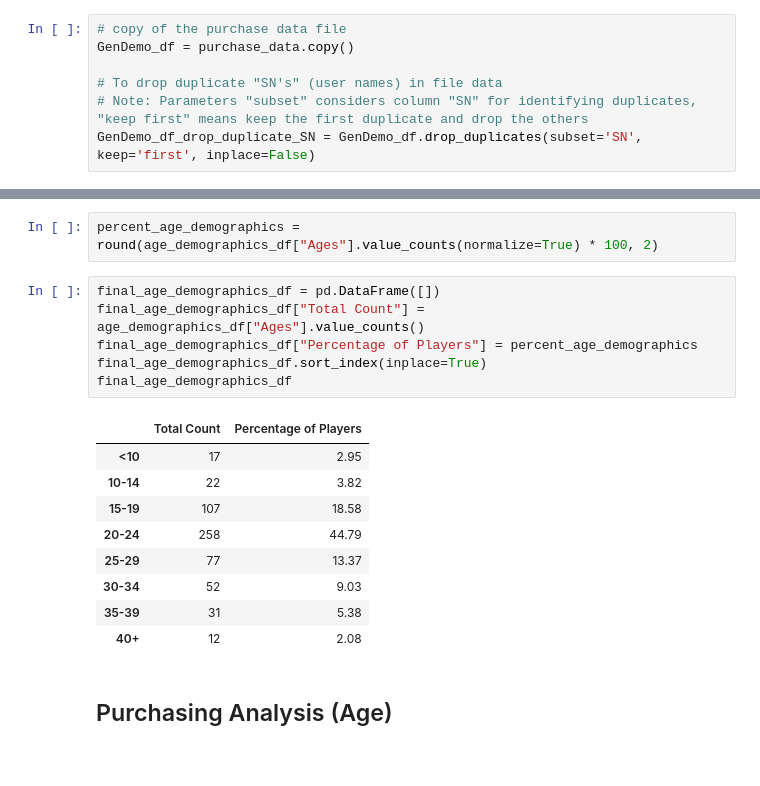
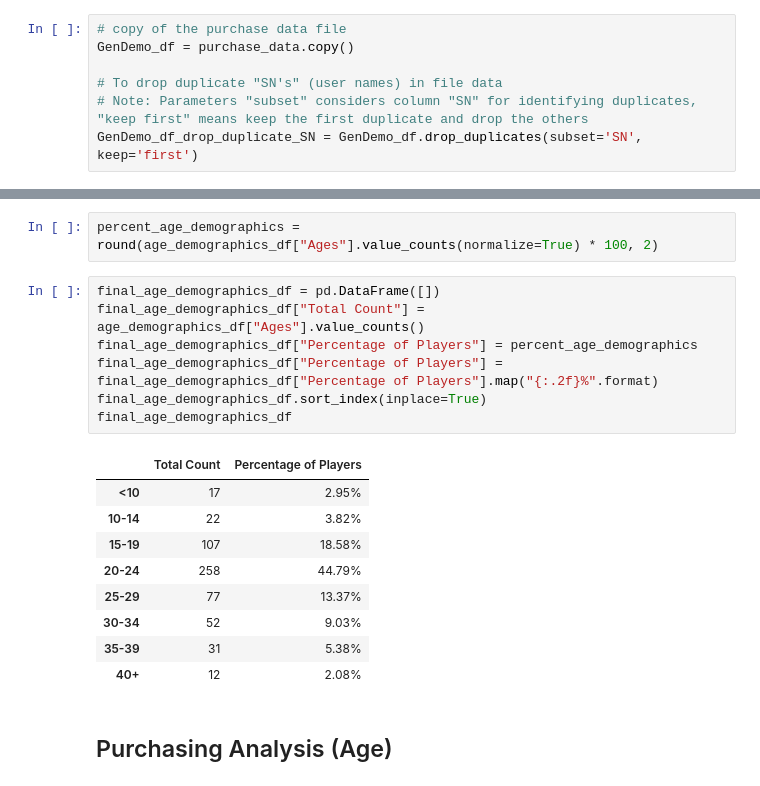
Before and after one commit to lcswsher/pandas_challenge, a Jupyter notebook: Homework_Pandas_Heros_of_Pymoli.ipynb, the cells around one changed output, grey strips where cells are left out. Saved outputs shown, nothing was run; the diff lists cells and outputs as text.

Commit message:
updates to correct coding for the percentage number formats

```diff
--- a/Homework_Pandas_Heros_of_Pymoli.ipynb
+++ b/Homework_Pandas_Heros_of_Pymoli.ipynb
@@ -69,7 +69,7 @@ GenDemo_df = purchase_data.copy()
 
 # To drop duplicate "SN's" (user names) in file data
 # Note: Parameters "subset" considers column "SN" for identifying duplicates, "keep first" means keep the first duplicate and drop the others
-GenDemo_df_drop_duplicate_SN = GenDemo_df.drop_duplicates(subset='SN', keep='first', inplace=False)
+GenDemo_df_drop_duplicate_SN = GenDemo_df.drop_duplicates(subset='SN', keep='first')
 # %%
 # To calculate count summary by Gender
 GenDemo_totals = GenDemo_df_drop_duplicate_SN["Gender"].value_counts()
@@ -194,19 +191,20 @@ percent_age_demographics = round(age_demographics_df["Ages"].value_counts(normal
 # %%
 final_age_demographics_df = pd.DataFrame([])
 final_age_demographics_df["Total Count"] = age_demographics_df["Ages"].value_counts()
 final_age_demographics_df["Percentage of Players"] = percent_age_demographics
+final_age_demographics_df["Percentage of Players"] = final_age_demographics_df["Percentage of Players"].map("{:.2f}%".format)
 final_age_demographics_df.sort_index(inplace=True)
 final_age_demographics_df
 # %% [output]
 |  | Total Count | Percentage of Players |
-| <10 | 17 | 2.95 |
-| 10-14 | 22 | 3.82 |
-| 15-19 | 107 | 18.58 |
-| 20-24 | 258 | 44.79 |
-| 25-29 | 77 | 13.37 |
-| 30-34 | 52 | 9.03 |
-| 35-39 | 31 | 5.38 |
-| 40+ | 12 | 2.08 |
+| <10 | 17 | 2.95% |
+| 10-14 | 22 | 3.82% |
+| 15-19 | 107 | 18.58% |
+| 20-24 | 258 | 44.79% |
+| 25-29 | 77 | 13.37% |
+| 30-34 | 52 | 9.03% |
+| 35-39 | 31 | 5.38% |
+| 40+ | 12 | 2.08% |
 # %% [markdown]
 ## Purchasing Analysis (Age)
 # %% [markdown]
```
Also changed, not shown: parts of 1 cell of this notebook.
